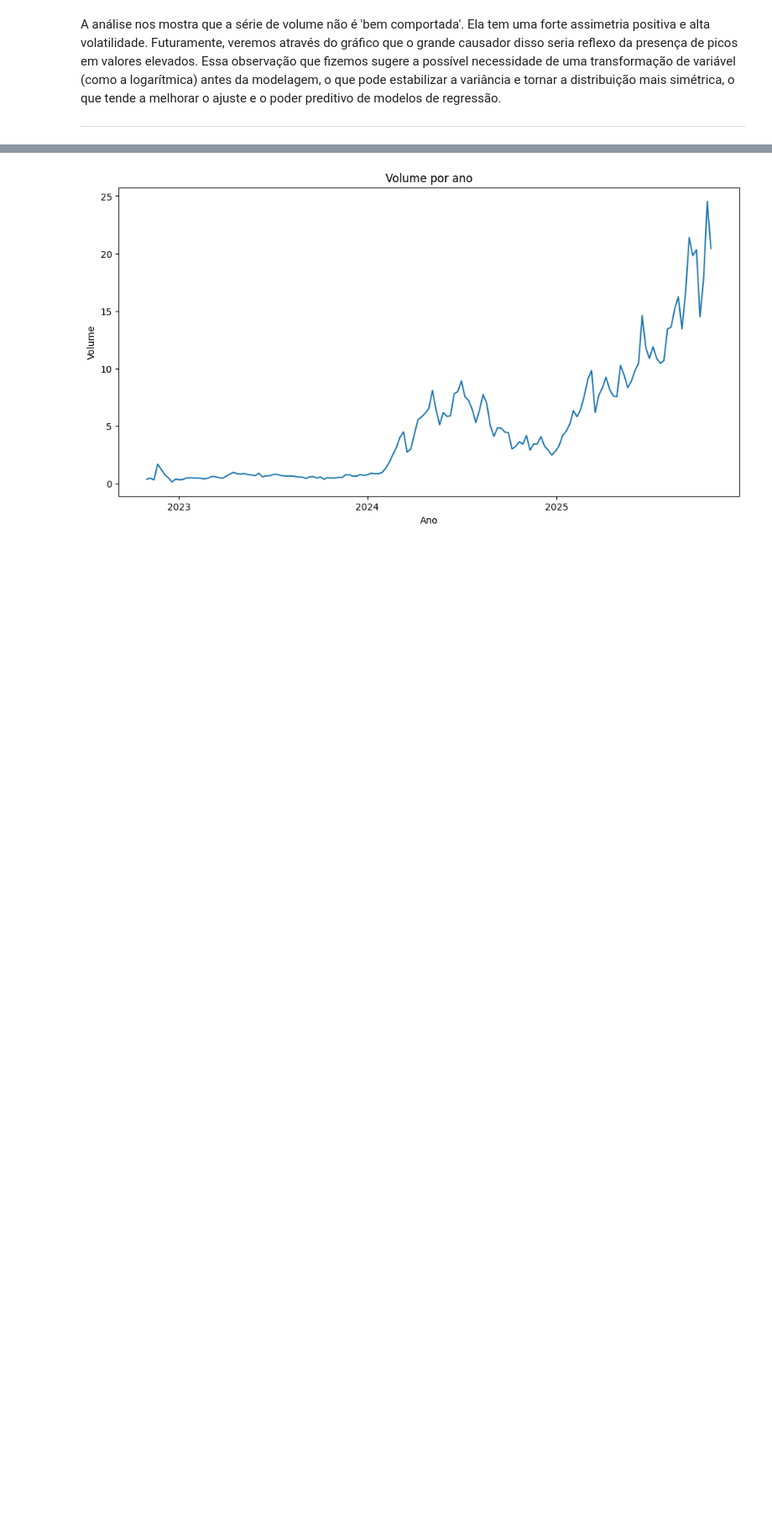
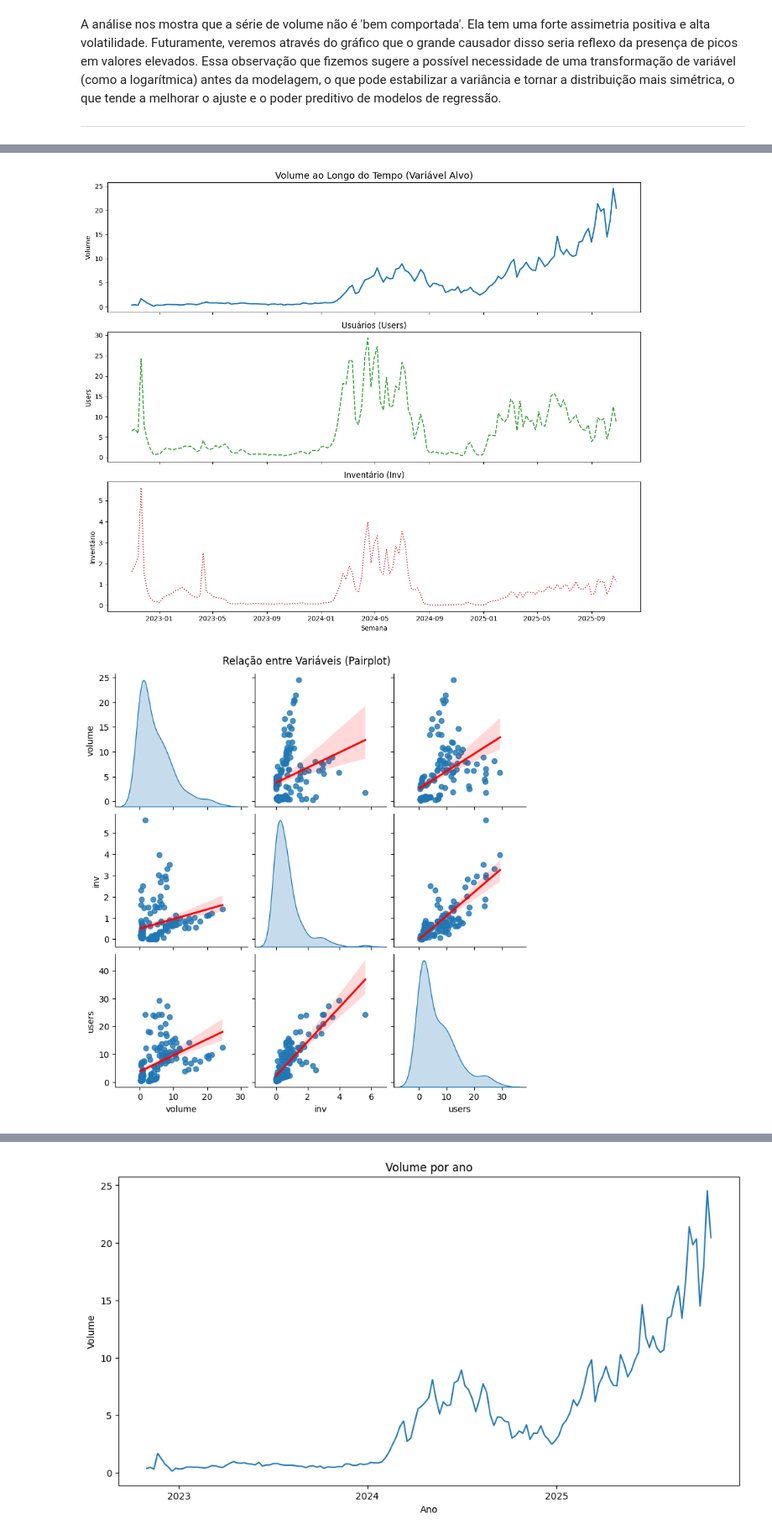
Before and after one commit to Vinasque/series_temporais, a Jupyter notebook: trabalho_a2.ipynb, the cells around one changed output, grey strips where cells are left out. Shown at 84% size. Saved outputs shown, nothing was run; the diff lists cells and outputs as text; code cells hidden in the pictures; blank space fills up the shorter version.

Commit message:
add analise correlação dos preditores, fix data leakage and add grafico de erro medio de cada lag

```diff
--- a/trabalho_a2.ipynb
+++ b/trabalho_a2.ipynb
@@ -161,0 +167,35 @@ A análise nos mostra que a série de volume não é 'bem comportada'. Ela tem u
+# %%
+fig, axes = plt.subplots(nrows=3, ncols=1, sharex=True, figsize=(12, 10))
+
+# Plot Volume (Target)
+axes[0].plot(df.index, df['volume'], color='tab:blue', linewidth=2)
+axes[0].set_title('Volume ao Longo do Tempo (Variável Alvo)', fontsize=14)
+axes[0].set_ylabel('Volume')
+
+# Plot Users
+axes[1].plot(df.index, df['users'], color='tab:green', linestyle='--')
+axes[1].set_title('Usuários (Users)', fontsize=12)
+axes[1].set_ylabel('Users')
+
+# Plot Inv
+axes[2].plot(df.index, df['inv'], color='tab:red', linestyle=':')
+axes[2].set_title('Inventário (Inv)', fontsize=12)
+axes[2].set_ylabel('Inventário')
+axes[2].set_xlabel('Semana')
+
+plt.tight_layout()
+plt.show()
+
+# PAIRPLOT
+sns.pairplot(df, kind='reg', diag_kind='kde', plot_kws={'line_kws':{'color':'red'}})
+plt.suptitle("Relação entre Variáveis (Pairplot)", y=1.02)
+plt.show()
+
+# MATRIZ DE CORRELAÇÃO
+plt.figure(figsize=(8, 6))
+heatmap = sns.heatmap(df.corr(), annot=True, cmap='coolwarm', vmin=-1, vmax=1)
+heatmap.set_title('Matriz de Correlação de Pearson', fontdict={'fontsize':14}, pad=12)
+plt.show()
+# %% [output]
+[figure, added]
+[figure, added]
```
Also changed, not shown: parts of 13 cells of this notebook, 1 other file.
